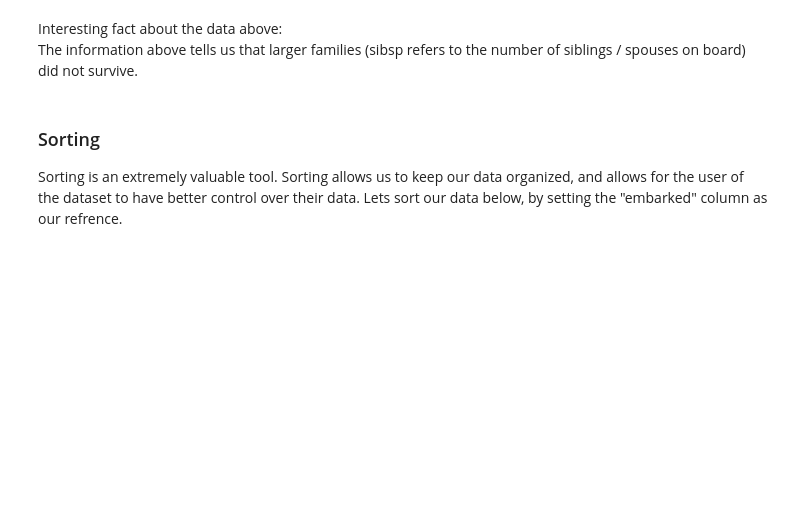
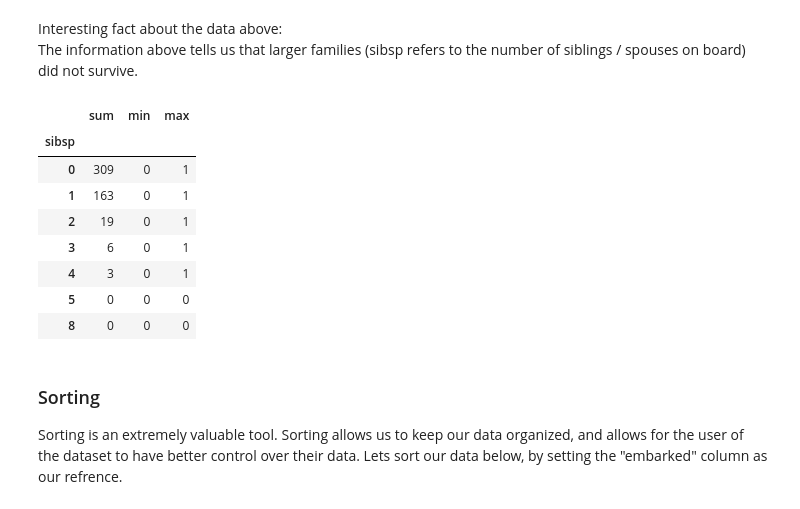
Before and after one commit to theLeague-AI/Harmony_2021, a Jupyter notebook: Lesson_4/Students/Otabek Mavlonov/Lesson_4.ipynb, the cells around one changed output. Cells and saved outputs as stored; diff of their text form; code cells hidden in the pictures; blank space fills up the shorter version.

```diff
--- a/Lesson_4/Students/Otabek Mavlonov/Lesson_4.ipynb
+++ b/Lesson_4/Students/Otabek Mavlonov/Lesson_4.ipynb
@@ -68,6 +108,17 @@ The information above tells us that larger families (sibsp refers to the number
 # %%
 # EXERCISE 4
 # Group the data by sibsp and find the sum, min and max values for the survived column using the agg() method
+titanic_data.groupby(['sibsp']).survived.agg([sum,min,max])
+# %% [output]
+|  | sum | min | max |
+| sibsp |  |  |  |
+| 0 | 309 | 0 | 1 |
+| 1 | 163 | 0 | 1 |
+| 2 | 19 | 0 | 1 |
+| 3 | 6 | 0 | 1 |
+| 4 | 3 | 0 | 1 |
+| 5 | 0 | 0 | 0 |
+| 8 | 0 | 0 | 0 |
 # %% [markdown]
 ### Sorting
 Sorting is an extremely valuable tool. Sorting allows us to keep our data organized, and allows for the user of the dataset to have better control over their data. Lets sort our data below, by setting the "embarked" column as our refrence.
```
Also changed, not shown: parts of 34 cells of this notebook.
